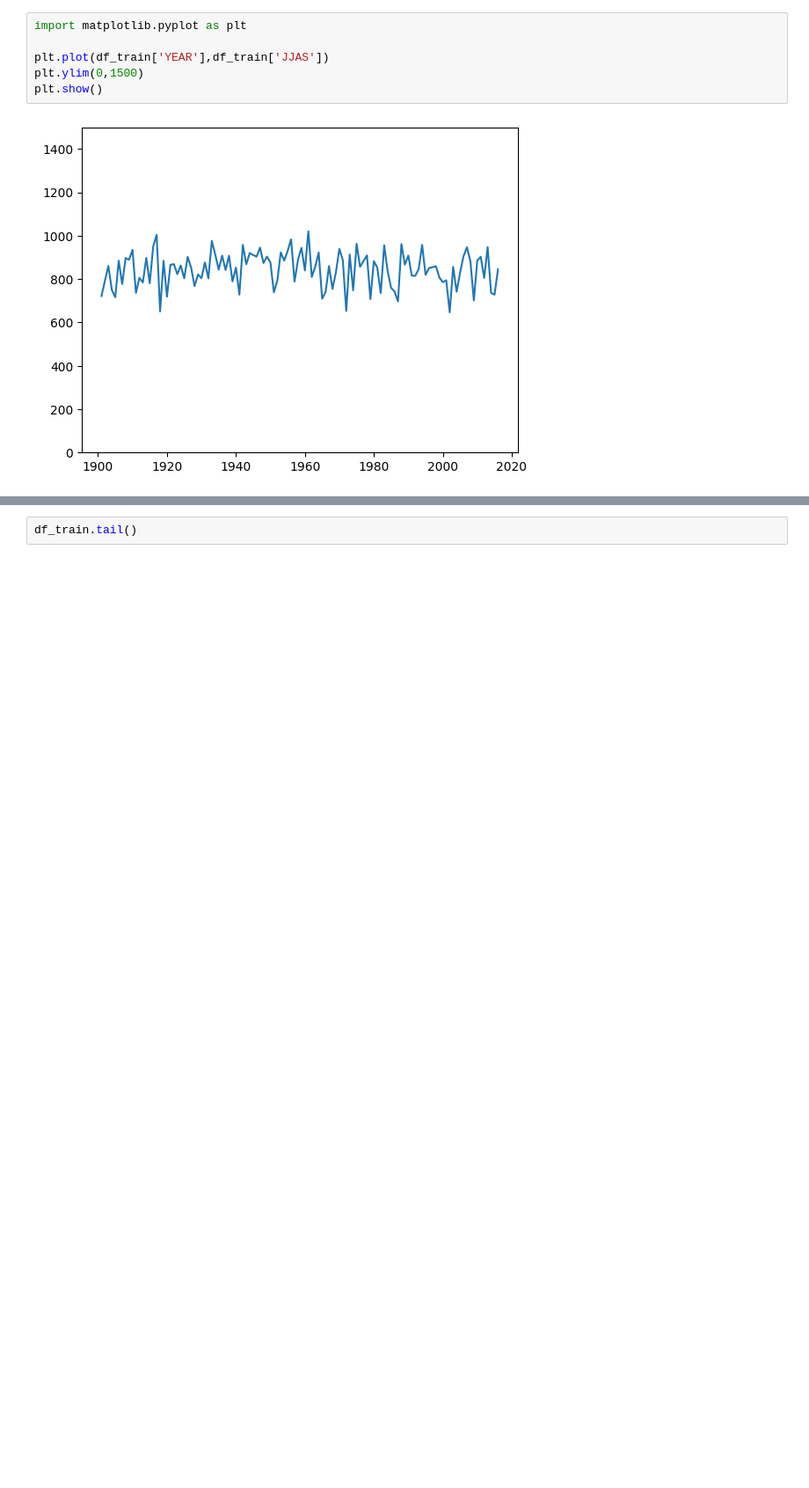
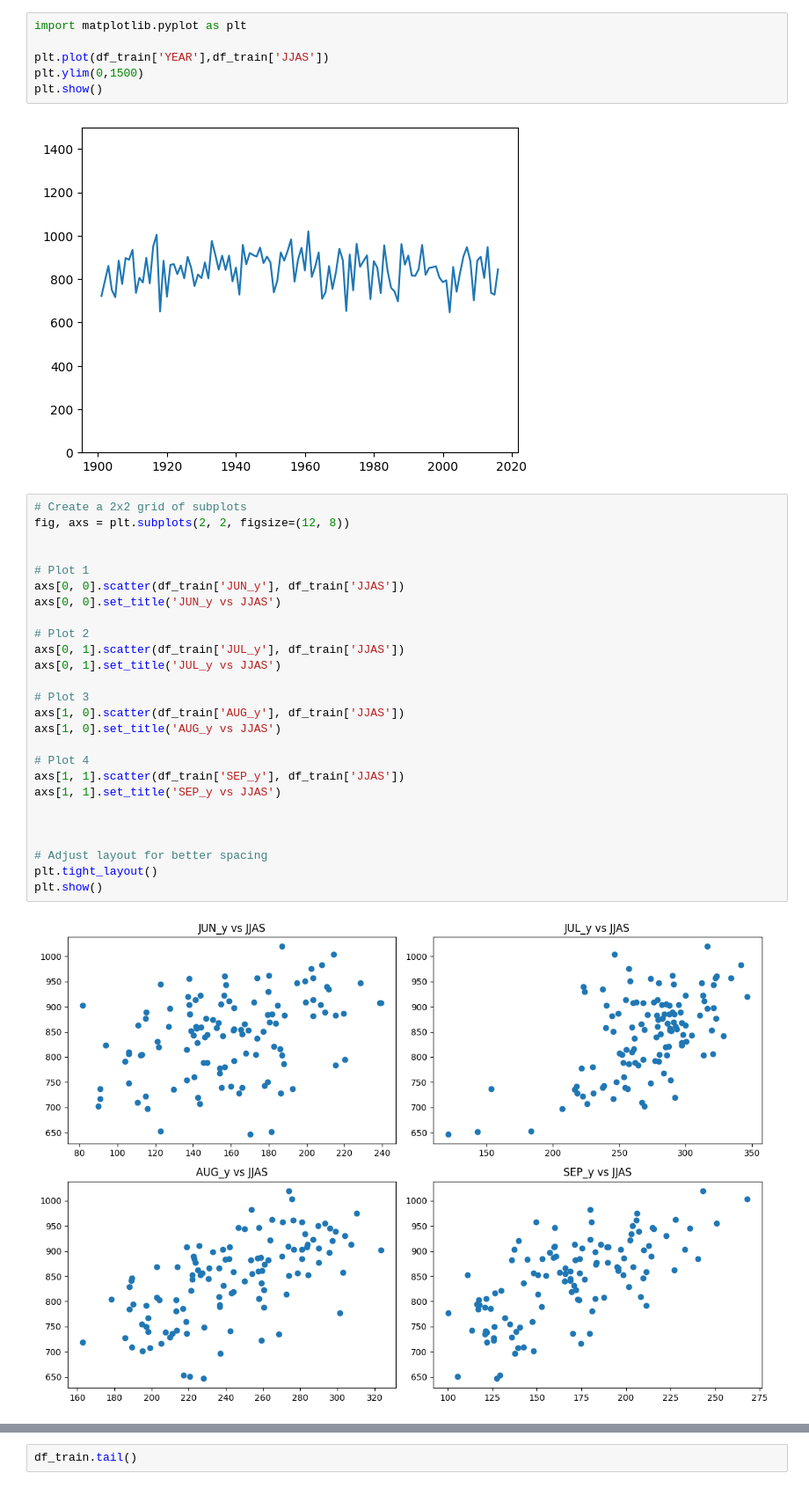
Before and after one commit to Yuvraj-Sankhyan/Monsoon_Rain_Amount_Prediction, a Jupyter notebook: Monsoon__Prediction_.ipynb, the cells around one changed output, grey strips where cells are left out. Shown at 88% size. Saved outputs shown, nothing was run; the diff lists cells and outputs as text; blank space fills up the shorter version.

```diff
--- a/Monsoon__Prediction_.ipynb
+++ b/Monsoon__Prediction_.ipynb
@@ -161,4 +161,32 @@ plt.ylim(0,1500)
 plt.show()
 # %% [output]
 [figure]
+# %%
+# Create a 2x2 grid of subplots
+fig, axs = plt.subplots(2, 2, figsize=(12, 8))
+
+
+# Plot 1
+axs[0, 0].scatter(df_train['JUN_y'], df_train['JJAS'])
+axs[0, 0].set_title('JUN_y vs JJAS')
+
+# Plot 2
+axs[0, 1].scatter(df_train['JUL_y'], df_train['JJAS'])
+axs[0, 1].set_title('JUL_y vs JJAS')
+
+# Plot 3
+axs[1, 0].scatter(df_train['AUG_y'], df_train['JJAS'])
+axs[1, 0].set_title('AUG_y vs JJAS')
+
+# Plot 4
+axs[1, 1].scatter(df_train['SEP_y'], df_train['JJAS'])
+axs[1, 1].set_title('SEP_y vs JJAS')
+
+
+
+# Adjust layout for better spacing
+plt.tight_layout()
+plt.show()
+# %% [output]
+[figure, added]
 # %%
```
Also changed, not shown: parts of 1 cell of this notebook.
